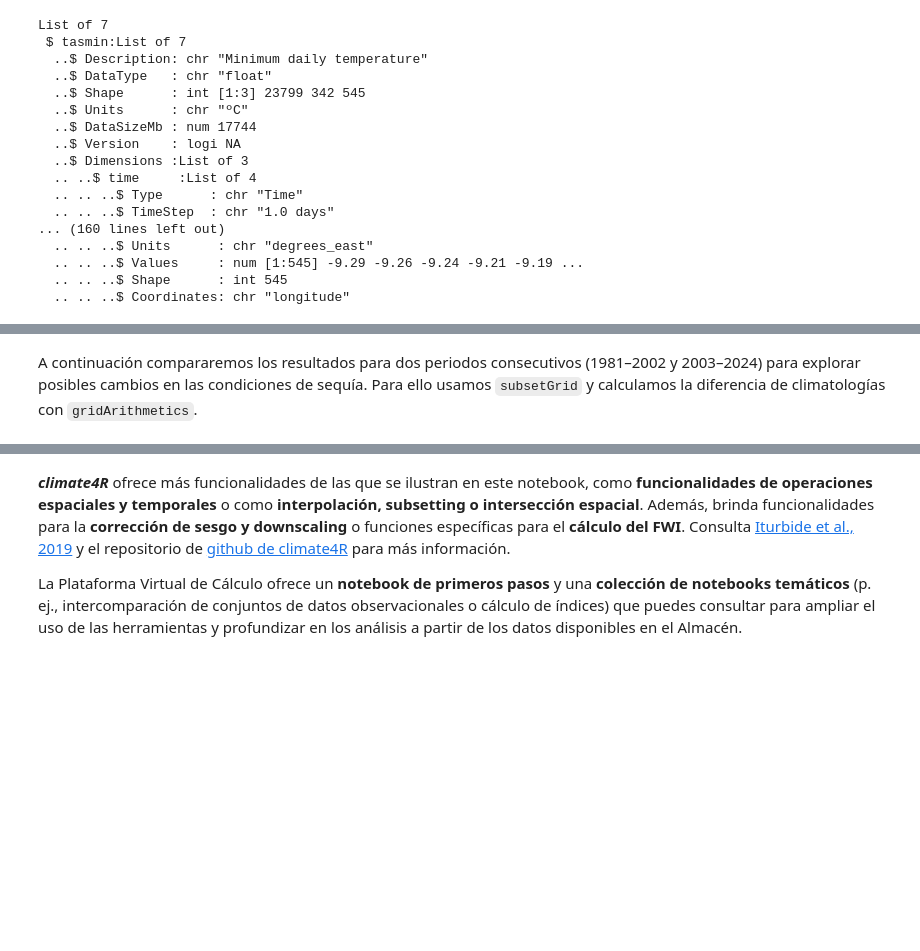
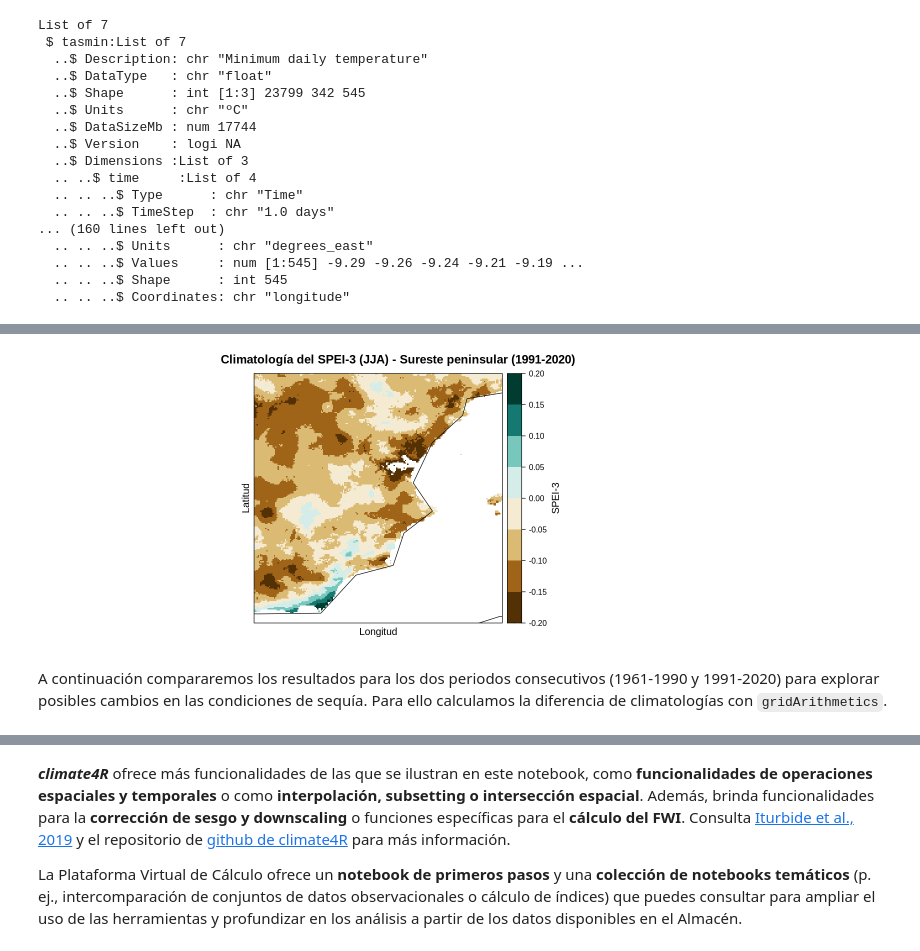
Before and after one commit to SantanderMetGroup/PTI-Clima-Datalab, a Jupyter notebook: Notebooks/R/calculo_indices_SPEI-3_PTI-grid_R.ipynb, the cells around one changed output, grey strips where cells are left out. Cells and saved outputs as stored; diff of their text form; code cells hidden in the pictures; blank space fills up the shorter version.

```diff
--- a/Notebooks/R/calculo_indices_SPEI-3_PTI-grid_R.ipynb
+++ b/Notebooks/R/calculo_indices_SPEI-3_PTI-grid_R.ipynb
@@ -329,0 +336,11 @@ spatialPlot(climatology(spei3),
+# %%
+spatialPlot(climatology(spei3.p2),
+            at             = seq(-0.2, 0.2, 0.05),
+            main           = "Climatología del SPEI-3 (JJA) - Sureste peninsular (1991-2020)",
+            backdrop.theme = "coastline",
+            color.theme    = "BrBG",
+            colorkey       = list(space = "right",
+                                  title = list("SPEI-3", cex = 1)),
+            xlab           = "Longitud",
+            ylab           = "Latitud")
+# %% [output]
@@ -330,3 +350,4 @@ spatialPlot(climatology(spei3),
+[figure, added]
 # %% [markdown]
-A continuación compararemos los resultados para dos periodos consecutivos (1981–2002 y 2003–2024) para explorar posibles cambios en las condiciones de sequía. Para ello usamos `subsetGrid` y calculamos la diferencia de climatologías con `gridArithmetics`.
+A continuación compararemos los resultados para los dos periodos consecutivos (1961-1990 y 1991-2020) para explorar posibles cambios en las condiciones de sequía. Para ello calculamos la diferencia de climatologías con `gridArithmetics`.
 # %%
```
Also changed, not shown: parts of 20 cells of this notebook.
